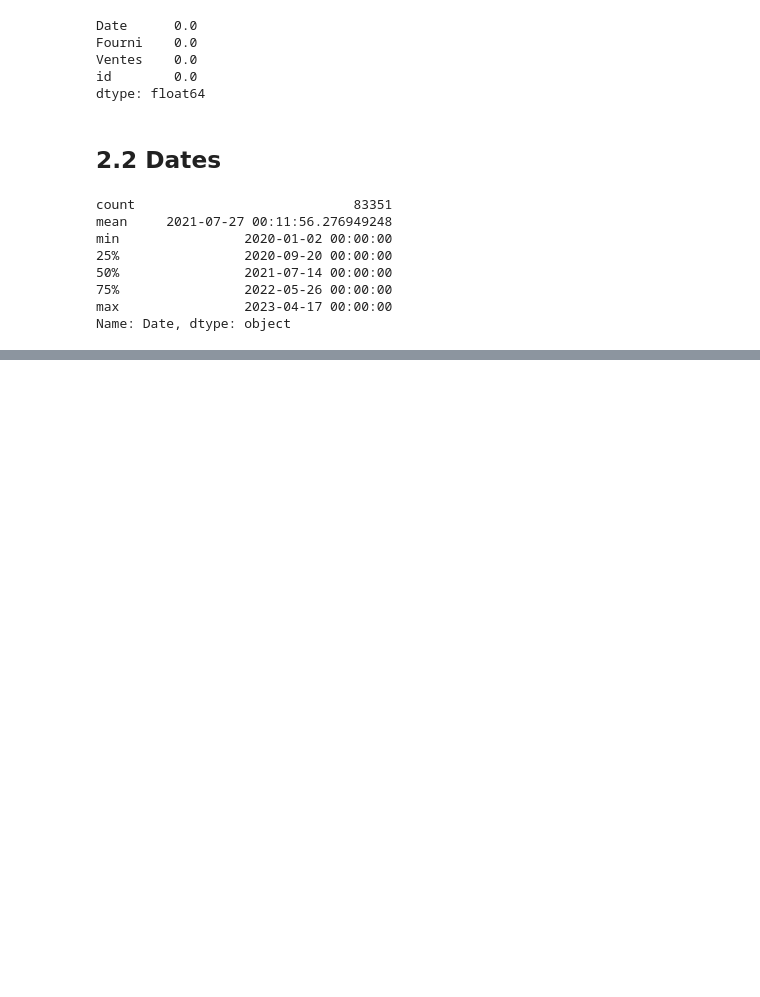
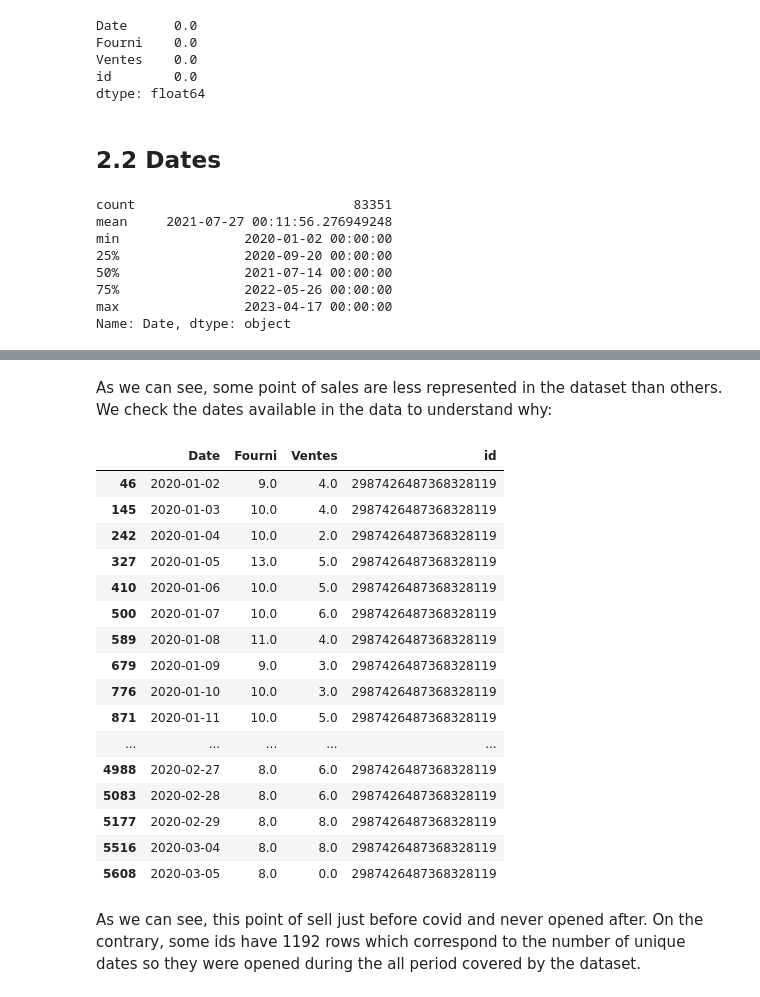
Before and after one commit to BWallyn/demand-forecast, a Jupyter notebook: notebooks/1-data-exploration.ipynb, the cells around one changed output, grey strips where cells are left out. Drawn from its saved outputs; the diff is of its cells as text; code cells hidden in the pictures; blank space fills up the shorter version.

```diff
--- a/notebooks/1-data-exploration.ipynb
+++ b/notebooks/1-data-exploration.ipynb
@@ -84,0 +126,25 @@ Name: Date, dtype: object
+# %% [markdown]
+As we can see, some point of sales are less represented in the dataset than others. We check the dates available in the data to understand why:
+# %%
+id_less = df_id.iloc[-1]["id"]
+df[df["id"] == int(id_less)]
+# %% [output]
+|  | Date | Fourni | Ventes | id |
+| 46 | 2020-01-02 | 9.0 | 4.0 | 2987426487368328119 |
+| 145 | 2020-01-03 | 10.0 | 4.0 | 2987426487368328119 |
+| 242 | 2020-01-04 | 10.0 | 2.0 | 2987426487368328119 |
+| 327 | 2020-01-05 | 13.0 | 5.0 | 2987426487368328119 |
+| 410 | 2020-01-06 | 10.0 | 5.0 | 2987426487368328119 |
+| 500 | 2020-01-07 | 10.0 | 6.0 | 2987426487368328119 |
+| 589 | 2020-01-08 | 11.0 | 4.0 | 2987426487368328119 |
+| 679 | 2020-01-09 | 9.0 | 3.0 | 2987426487368328119 |
+| 776 | 2020-01-10 | 10.0 | 3.0 | 2987426487368328119 |
+| 871 | 2020-01-11 | 10.0 | 5.0 | 2987426487368328119 |
+| ... | ... | ... | ... | ... |
+| 4988 | 2020-02-27 | 8.0 | 6.0 | 2987426487368328119 |
+| 5083 | 2020-02-28 | 8.0 | 6.0 | 2987426487368328119 |
+| 5177 | 2020-02-29 | 8.0 | 8.0 | 2987426487368328119 |
+| 5516 | 2020-03-04 | 8.0 | 8.0 | 2987426487368328119 |
+| 5608 | 2020-03-05 | 8.0 | 0.0 | 2987426487368328119 |
+# %% [markdown]
+As we can see, this point of sell just before covid and never opened after. On the contrary, some ids have 1192 rows which correspond to the number of unique dates so they were opened during the all period covered by the dataset.
```
Also changed, not shown: parts of 7 cells of this notebook.
